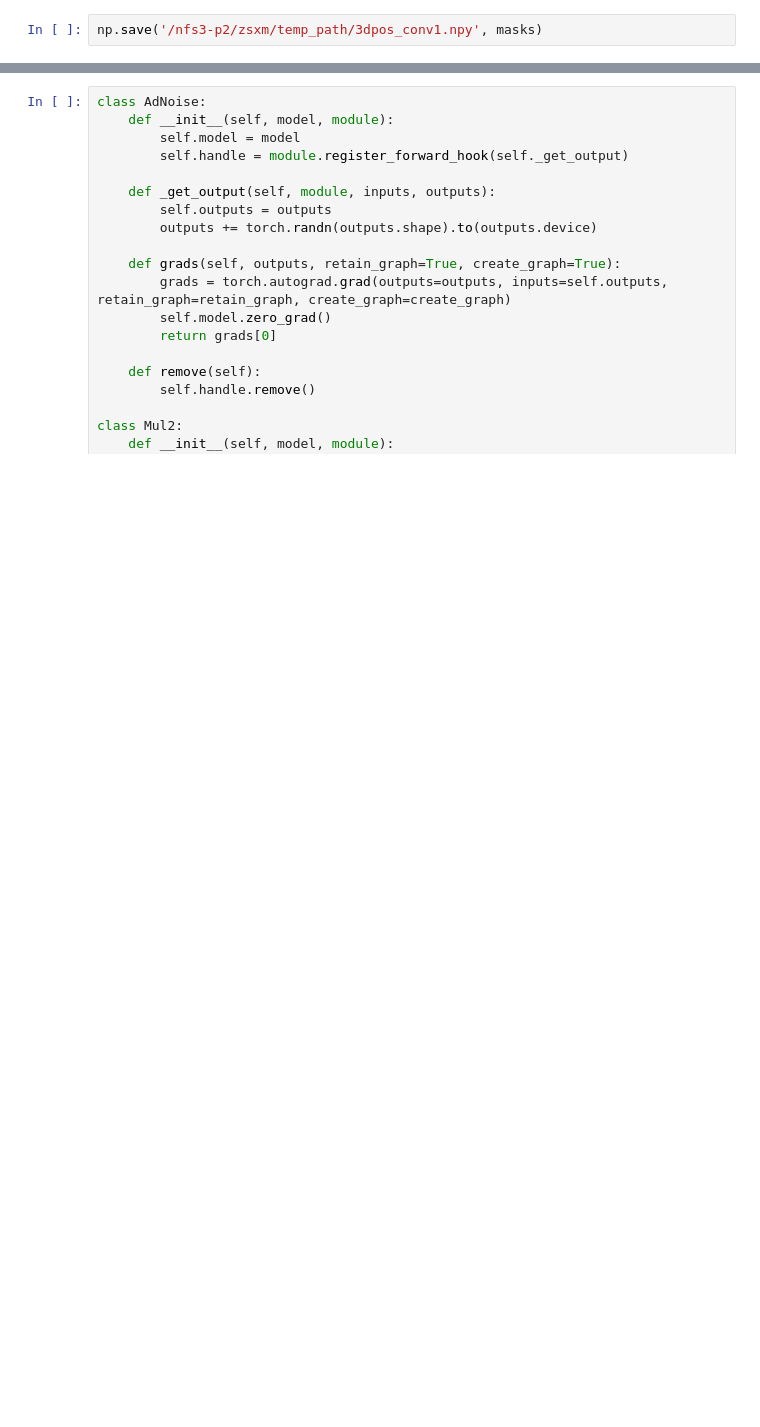
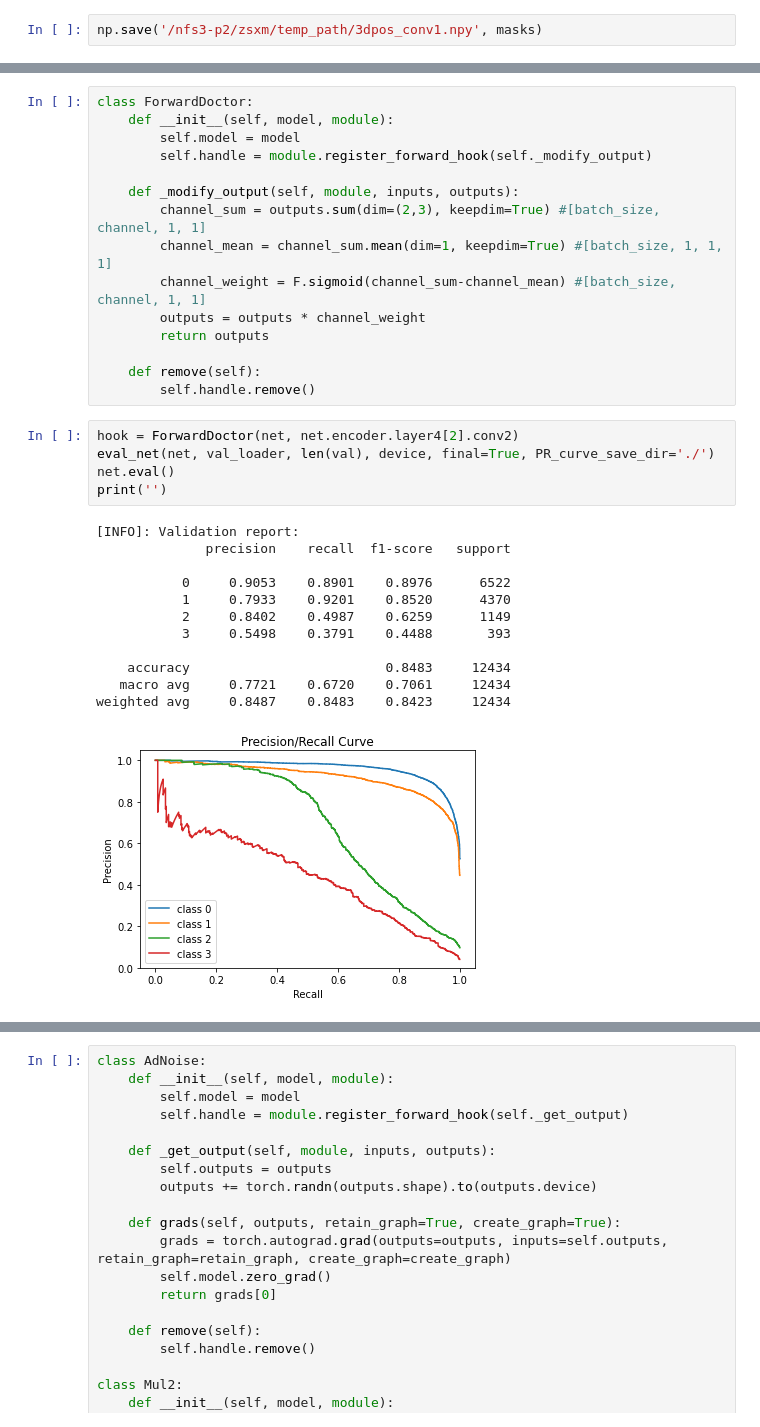
Before and after one commit to zsxm1998/AorticDissection, a Jupyter notebook: model_doctor.ipynb, the cells around one changed output, grey strips where cells are left out. Saved outputs shown, nothing was run; the diff lists cells and outputs as text; blank space fills up the shorter version.

```diff
--- a/model_doctor.ipynb
+++ b/model_doctor.ipynb
@@ -194,0 +181,33 @@ print(x, y, z)
+# %%
+class ForwardDoctor:
+    def __init__(self, model, module):
+        self.model = model
+        self.handle = module.register_forward_hook(self._modify_output)
+
+    def _modify_output(self, module, inputs, outputs):
+        channel_sum = outputs.sum(dim=(2,3), keepdim=True) #[batch_size, channel, 1, 1]
+        channel_mean = channel_sum.mean(dim=1, keepdim=True) #[batch_size, 1, 1, 1]
+        channel_weight = F.sigmoid(channel_sum-channel_mean) #[batch_size, channel, 1, 1]
+        outputs = outputs * channel_weight
+        return outputs
+
+    def remove(self):
+        self.handle.remove()
+# %%
+hook = ForwardDoctor(net, net.encoder.layer4[2].conv2)
+eval_net(net, val_loader, len(val), device, final=True, PR_curve_save_dir='./')
+net.eval()
+print('')
+# %% [output]
+[INFO]: Validation report:
+              precision    recall  f1-score   support
+
+           0     0.9053    0.8901    0.8976      6522
+           1     0.7933    0.9201    0.8520      4370
+           2     0.8402    0.4987    0.6259      1149
+           3     0.5498    0.3791    0.4488       393
+
+    accuracy                         0.8483     12434
+   macro avg     0.7721    0.6720    0.7061     12434
+weighted avg     0.8487    0.8483    0.8423     12434
+[figure, added]
```
Also changed, not shown: parts of 32 cells of this notebook.
